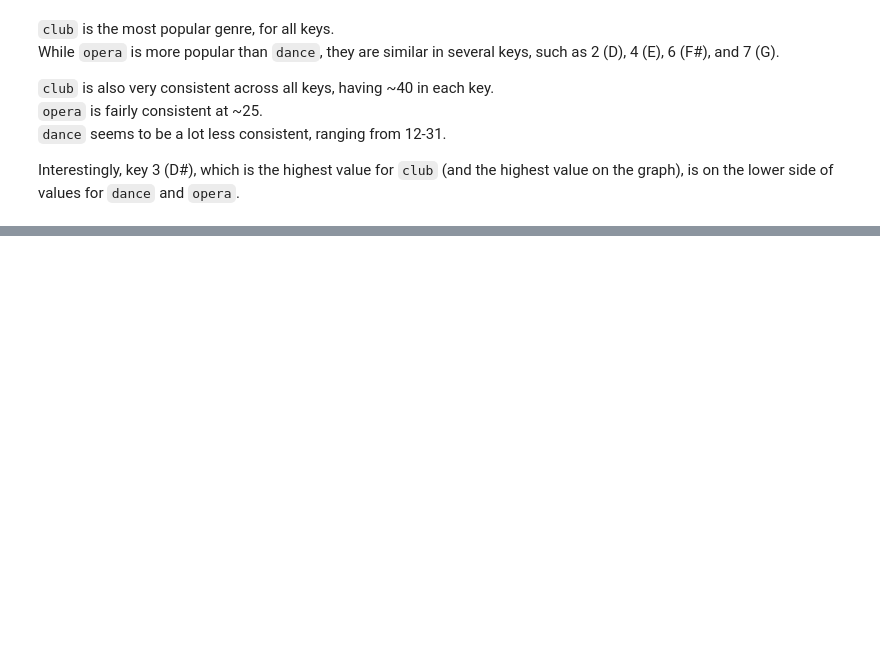
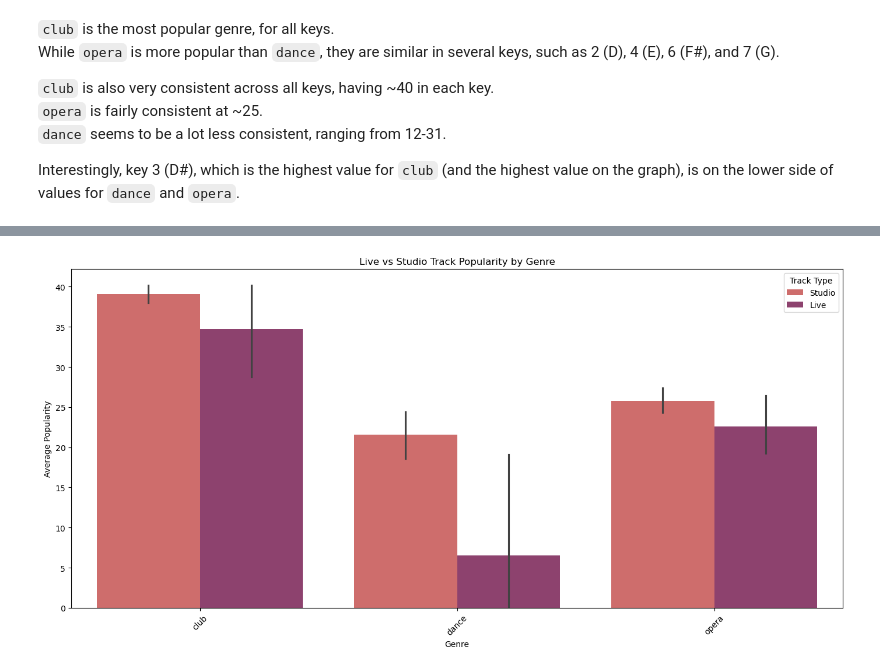
Before and after one commit to Bourkupine/cs4168-Project, a Jupyter notebook: EDA.ipynb, the cells around one changed output, grey strips where cells are left out. Saved outputs shown, nothing was run; the diff lists cells and outputs as text; code cells hidden in the pictures; blank space fills up the shorter version.

```diff
--- a/EDA.ipynb
+++ b/EDA.ipynb
@@ -166,0 +229,20 @@ Interestingly, key 3 (D#), which is the highest value for `club` (and the highes
+# %%
+# Let's also compare by genre
+# First, find the top genres by track count
+top_genres = df['track_genre'].value_counts().head(8).index.tolist()
+
+# Filter for only the top genres
+top_genre_df = df[df['track_genre'].isin(top_genres)]
+
+# Create a grouped bar chart
+plt.figure(figsize=(14, 7))
+sns.barplot(x='track_genre', y='popularity', hue='track_type', data=top_genre_df, palette='flare')
+plt.title('Live vs Studio Track Popularity by Genre')
+plt.xlabel('Genre')
+plt.ylabel('Average Popularity')
+plt.xticks(rotation=45)
+plt.legend(title='Track Type')
+plt.tight_layout()
+plt.show()
+# %% [output]
+[figure, added]
```
Also changed, not shown: parts of 7 cells of this notebook.
